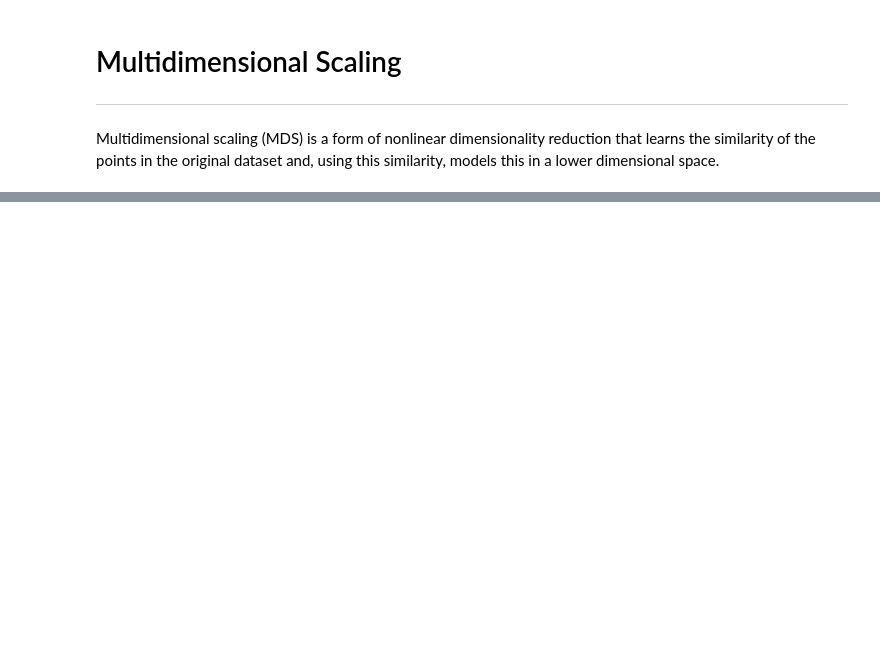
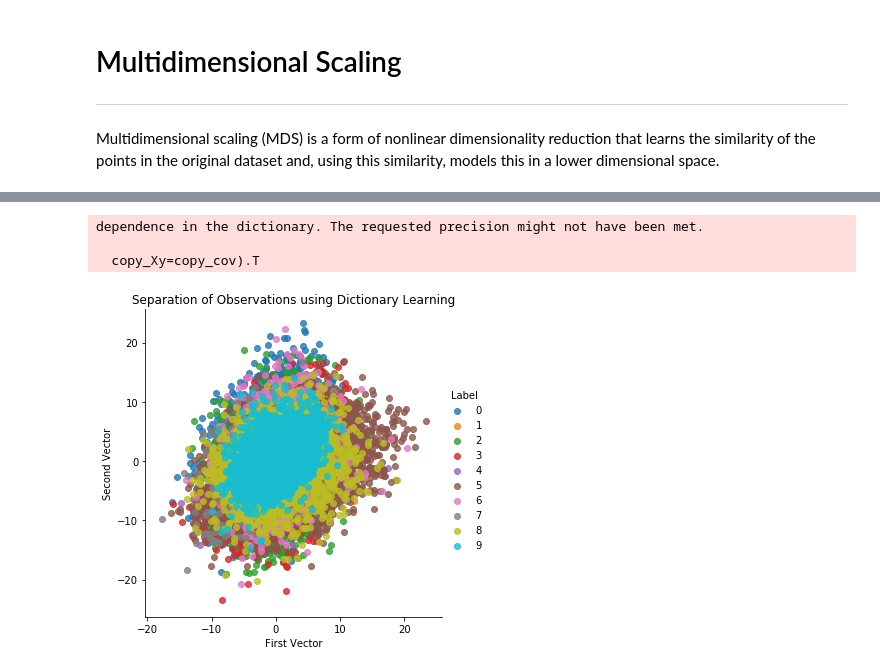
Before and after one commit to andrewhong5297/Unsupervised_Learning, a Jupyter notebook: A Tour of Dimensionality Reduction in Scikit-Learn.ipynb, the cells around one changed output, grey strips where cells are left out. Saved outputs shown, nothing was run; the diff lists cells and outputs as text; code cells hidden in the pictures; blank space fills up the shorter version.

```diff
--- a/A Tour of Dimensionality Reduction in Scikit-Learn.ipynb
+++ b/A Tour of Dimensionality Reduction in Scikit-Learn.ipynb
@@ -292,0 +342,22 @@ mds = MDS(n_components=n_components, n_init=n_init, max_iter=max_iter, metric=me
+# %%
+from sklearn.decomposition import MiniBatchDictionaryLearning
+
+n_components=50
+alpha=1
+batch_size=200
+n_iter=25
+random_state=42
+
+miniBatchDictLearning = MiniBatchDictionaryLearning( n_components=n_components, alpha=alpha, \
+                                                   batch_size=batch_size, n_iter=n_iter, random_state=random_state )
+
+miniBatchDictLearning.fit(X_train.loc[:,:10000])
+
+X_train_miniBatchDictLearning = pd.DataFrame(data=miniBatchDictLearning.fit_transform(X_train),index=train_index)
+
+scatterPlot( X_train_miniBatchDictLearning, y_train,"Dictionary Learning")
+# %% [output]
+dependence in the dictionary. The requested precision might not have been met.
+
+  copy_Xy=copy_cov).T
+[figure, added]
```
Also changed, not shown: parts of 12 cells of this notebook.
